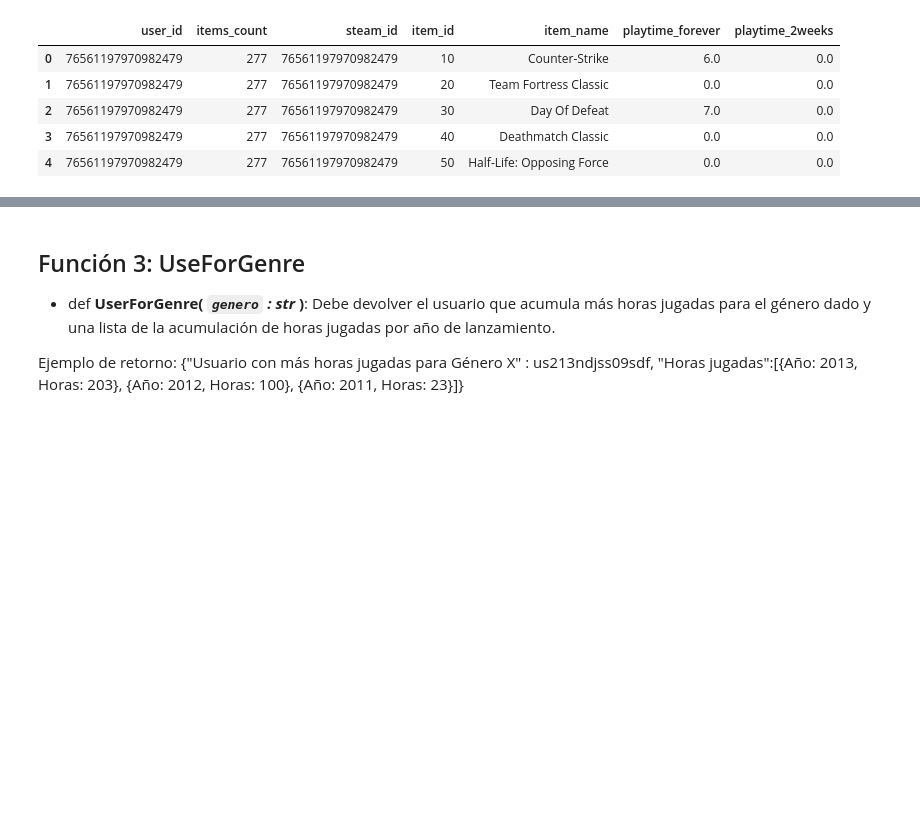
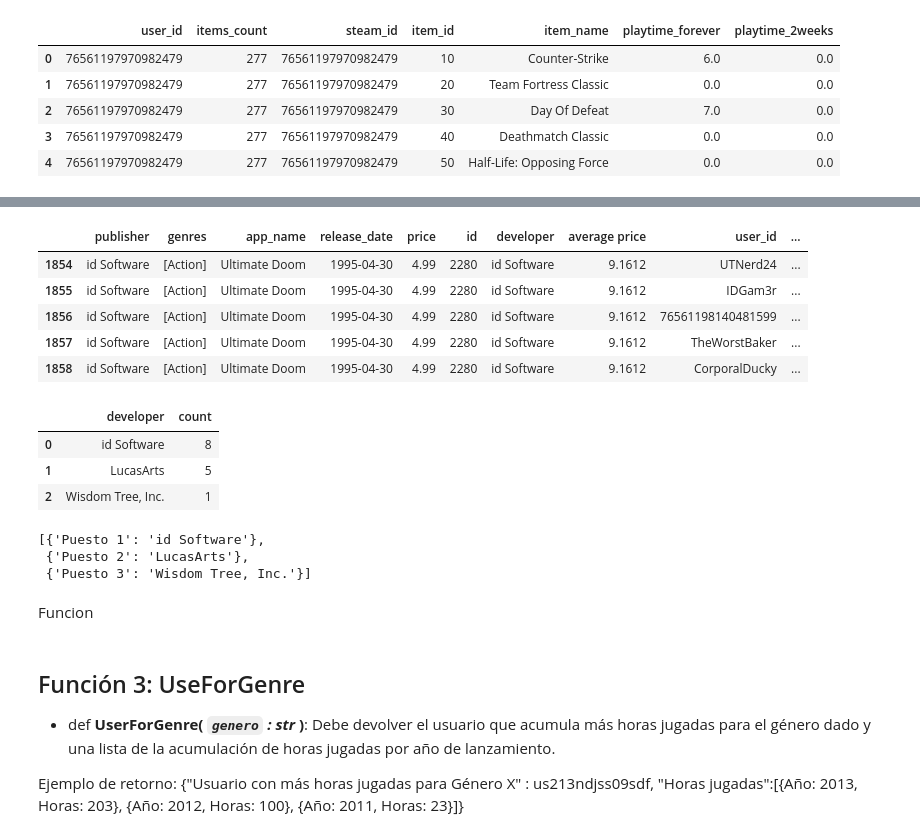
Before and after one commit to JPeraltaBorjas/Sistema_de_Recomendacion_de_videojuegos_MLOps-P1, a Jupyter notebook: 2. Funciones_MLOps.ipynb, the cells around one changed output, grey strips where cells are left out. Drawn from its saved outputs; the diff is of its cells as text; code cells hidden in the pictures; blank space fills up the shorter version.

```diff
--- a/2. Funciones_MLOps.ipynb
+++ b/2. Funciones_MLOps.ipynb
@@ -85,0 +96,9 @@ memory usage: 4.2+ MB
+# %%
+df_f4_recommendations.head()
+# %% [output]
+|  | publisher | genres | app_name | release_date | price | id | developer | average price | user_id | ... |
+| 1854 | id Software | [Action] | Ultimate Doom | 1995-04-30 | 4.99 | 2280 | id Software | 9.1612 | UTNerd24 | ... |
+| 1855 | id Software | [Action] | Ultimate Doom | 1995-04-30 | 4.99 | 2280 | id Software | 9.1612 | IDGam3r | ... |
+| 1856 | id Software | [Action] | Ultimate Doom | 1995-04-30 | 4.99 | 2280 | id Software | 9.1612 | 76561198140481599 | ... |
+| 1857 | id Software | [Action] | Ultimate Doom | 1995-04-30 | 4.99 | 2280 | id Software | 9.1612 | TheWorstBaker | ... |
+| 1858 | id Software | [Action] | Ultimate Doom | 1995-04-30 | 4.99 | 2280 | id Software | 9.1612 | CorporalDucky | ... |
@@ -85,0 +109,7 @@ memory usage: 4.2+ MB
+# %%
+developer_recommendations
+# %% [output]
+|  | developer | count |
+| 0 | id Software | 8 |
+| 1 | LucasArts | 5 |
+| 2 | Wisdom Tree, Inc. | 1 |
@@ -85,0 +121,8 @@ memory usage: 4.2+ MB
+# %%
+resp
+# %% [output]
+[{'Puesto 1': 'id Software'},
+ {'Puesto 2': 'LucasArts'},
+ {'Puesto 3': 'Wisdom Tree, Inc.'}]
+# %% [markdown]
+Funcion
```
Also changed, not shown: parts of 17 cells of this notebook, 5 other files.
